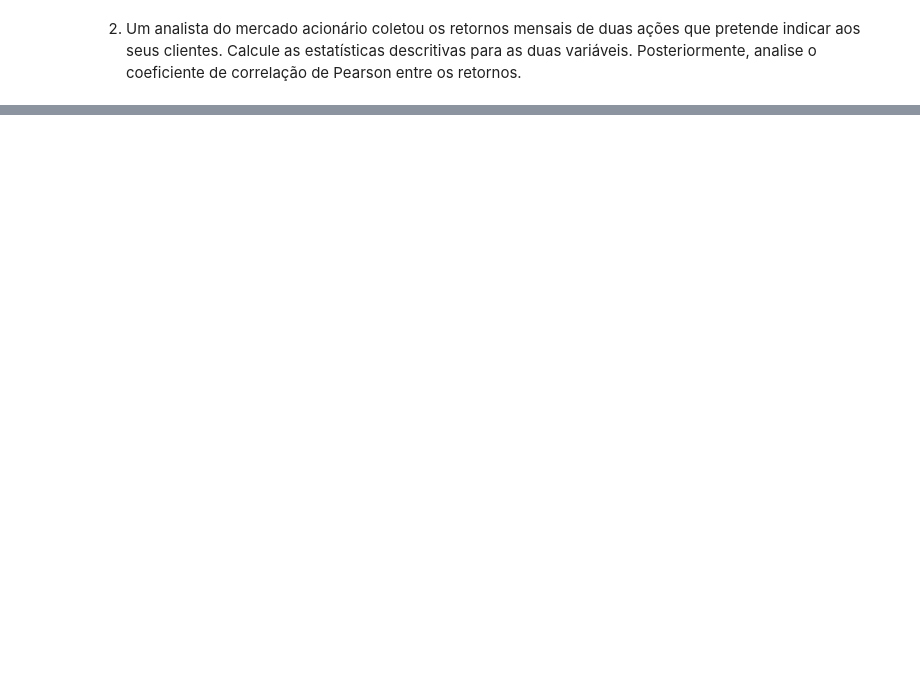
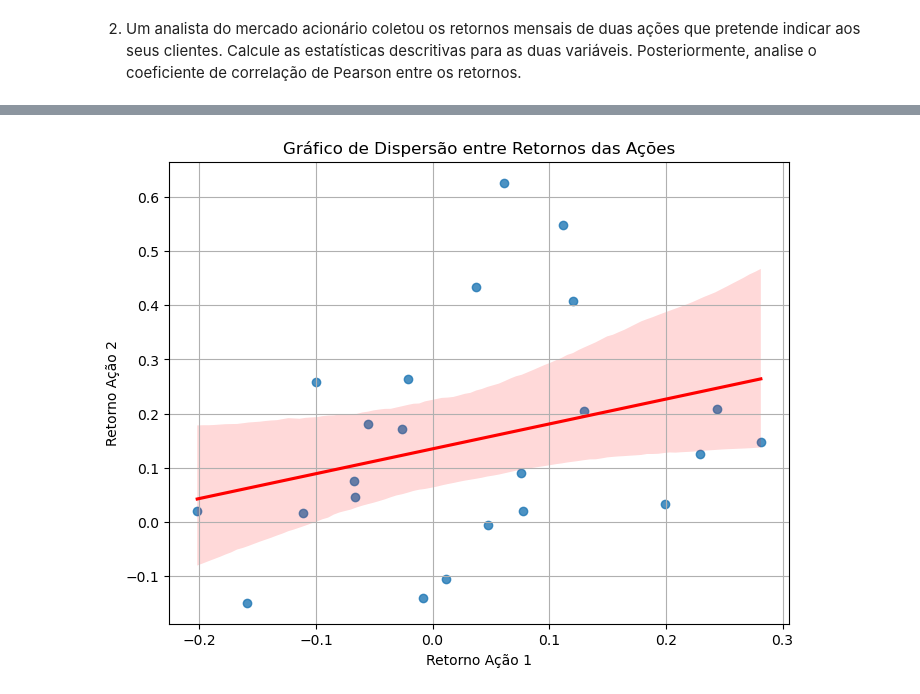
Before and after one commit to brunafrnds/exercicios_mba_data_science, a Jupyter notebook: exercicios_de_estatistica.ipynb, the cells around one changed output, grey strips where cells are left out. Saved outputs shown, nothing was run; the diff lists cells and outputs as text; code cells hidden in the pictures; blank space fills up the shorter version.

```diff
--- a/exercicios_de_estatistica.ipynb
+++ b/exercicios_de_estatistica.ipynb
@@ -166,0 +194,10 @@ plt.show()
+# %%
+plt.figure(figsize=(8, 6))
+sns.regplot(x='acao_1', y='acao_2', data=df2, line_kws={"color": "red"})
+plt.title('Gráfico de Dispersão entre Retornos das Ações')
+plt.xlabel('Retorno Ação 1')
+plt.ylabel('Retorno Ação 2')
+plt.grid(True)
+plt.show()
+# %% [output]
+[figure, added]
```
Also changed, not shown: parts of 27 cells of this notebook.
